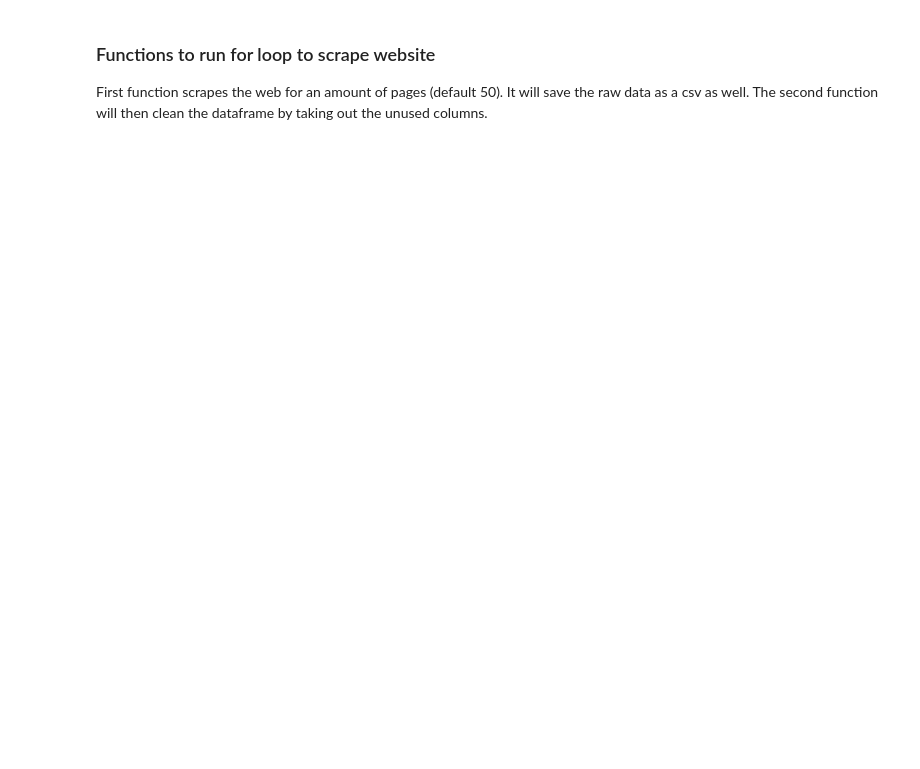
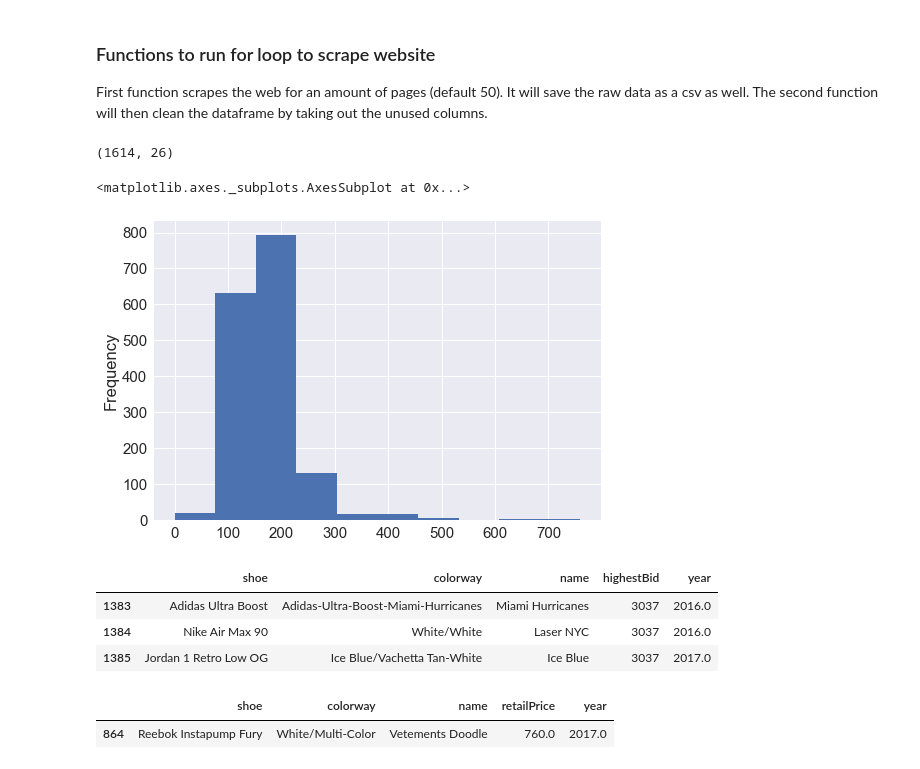
Before and after one commit to chrisk447/Capstone-GA, a Jupyter notebook: StockX Notebook.ipynb, the cells around one changed output. Saved outputs shown, nothing was run; the diff lists cells and outputs as text; code cells hidden in the pictures; blank space fills up the shorter version.

```diff
--- a/StockX Notebook.ipynb
+++ b/StockX Notebook.ipynb
@@ -94,9 +100,12 @@ def clean_df(busy_dataframe):
     '''Dropping columns that hold little to no information.
     Then reset the index since we are getting repeated indices'''
 
-    # Market DataFrame
-    market_df = pd.DataFrame([row for row in busy_dataframe['market']])
-
+    # Market DataFrame. If scraping, comes in ready form
+    # If pulling from old data, dictionary comes in string form
+    if isinstance(busy_dataframe.market.reset_index(drop=True)[0], str):
+        market_df = pd.DataFrame([ast.literal_eval(row) for row in busy_dataframe['market']])
+    else:
+        market_df = pd.DataFrame([row for row in busy_dataframe['market']])
 
     # Drop unnecessary columns
     cleaner_dataframe = busy_dataframe.join(market_df)
@@ -105,12 +114,59 @@ def clean_df(busy_dataframe):
         'uuid', 'dataType', 'doppelgangers', 'condition', 'description', 'hidden', 'ipoDate', 'productCategory',
         'shoeSize', 'urlKey', 'charityCondition', 'releaseTime', 'shortDescription', 'media', '_highlightResult',
         'market', '_tags', 'id', 'objectID', 'lastHighestBidTime', 'lastLowestAskTime', 'styleId', 'productId',
-        'productUuid', 'skuUuid', 'updatedAt', 'title', 'traits', 'tickerSymbol', 'salesLastPeriod'], axis=1)
+        'productUuid', 'skuUuid', 'updatedAt', 'traits', 'tickerSymbol', 'salesLastPeriod',
+        'minimumBid', 'averageDeadstockPriceRank', 'deadstockSoldRank', 'pricePremium', 'pricePremiumRank'], axis=1)
 
     # Remember title = shoe + name
 
     # Reset the index, since we are getting repeated indices
+
     cleanest_dataframe.reset_index(drop=True, inplace=True)
     return cleanest_dataframe
 # %%
 scraped_shoe = shoe_scraper()
+# %%
+def read_and_clean(path):
+    '''Read a file path where datasets are stored. Cleans the dataframe by
+    removing duplicates, removing first column (Unnamed: 0) to be ready for
+    clean_df function.'''
+    file_list = listdir(path)
+    file_list.remove('dataio')
+
+    # Make a list of all the dataframes
+    parts_df = [pd.read_csv('../datasets/' + files) for files in file_list]
+
+    # Make one dataframe, take out first column and drop duplicates based on 'urlkey'
+    df = pd.concat(parts_df)
+    df = df.iloc[:,1:]
+    df.drop_duplicates(['uuid'], inplace=True)
+
+    # Clean Brand names
+    df.brand = df.brand.map(lambda x: x.title())
+    return df
+# %%
+path = '../datasets/'
+
+shoe = clean_df(read_and_clean(path))
+# %%
+shoe = shoe[shoe.retailPrice.notnull()]
+shoe.shape
+# %% [output]
+(1614, 26)
+# %%
+shoe.retailPrice.plot(kind='hist')
+# %% [output]
+<matplotlib.axes._subplots.AxesSubplot at 0x...>
+[figure, added]
+# %%
+shoe[shoe.highestBid == shoe.highestBid.max()][['shoe', 'colorway', 'name', 'highestBid', 'year']]
+# %% [output]
+|  | shoe | colorway | name | highestBid | year |
+| 1383 | Adidas Ultra Boost | Adidas-Ultra-Boost-Miami-Hurricanes | Miami Hurricanes | 3037 | 2016.0 |
+| 1384 | Nike Air Max 90 | White/White | Laser NYC | 3037 | 2016.0 |
+| 1385 | Jordan 1 Retro Low OG | Ice Blue/Vachetta Tan-White | Ice Blue | 3037 | 2017.0 |
+# %%
+shoe[shoe.retailPrice == shoe.retailPrice.max()][['shoe', 'colorway', 'name', 'retailPrice', 'year']]
+# %% [output]
+|  | shoe | colorway | name | retailPrice | year |
+| 864 | Reebok Instapump Fury | White/Multi-Color | Vetements Doodle | 760.0 | 2017.0 |
```
Also changed, not shown: parts of 10 cells of this notebook.
